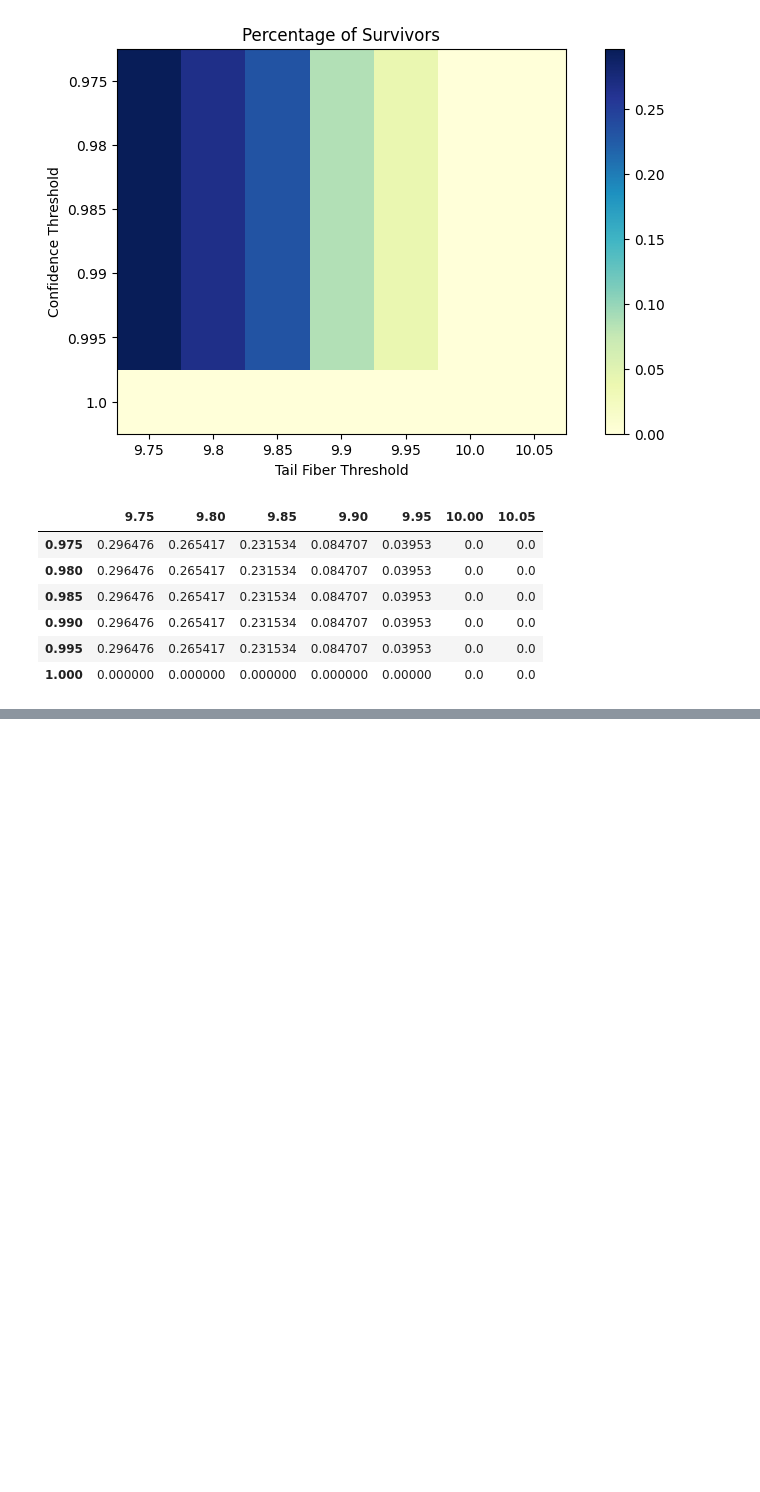
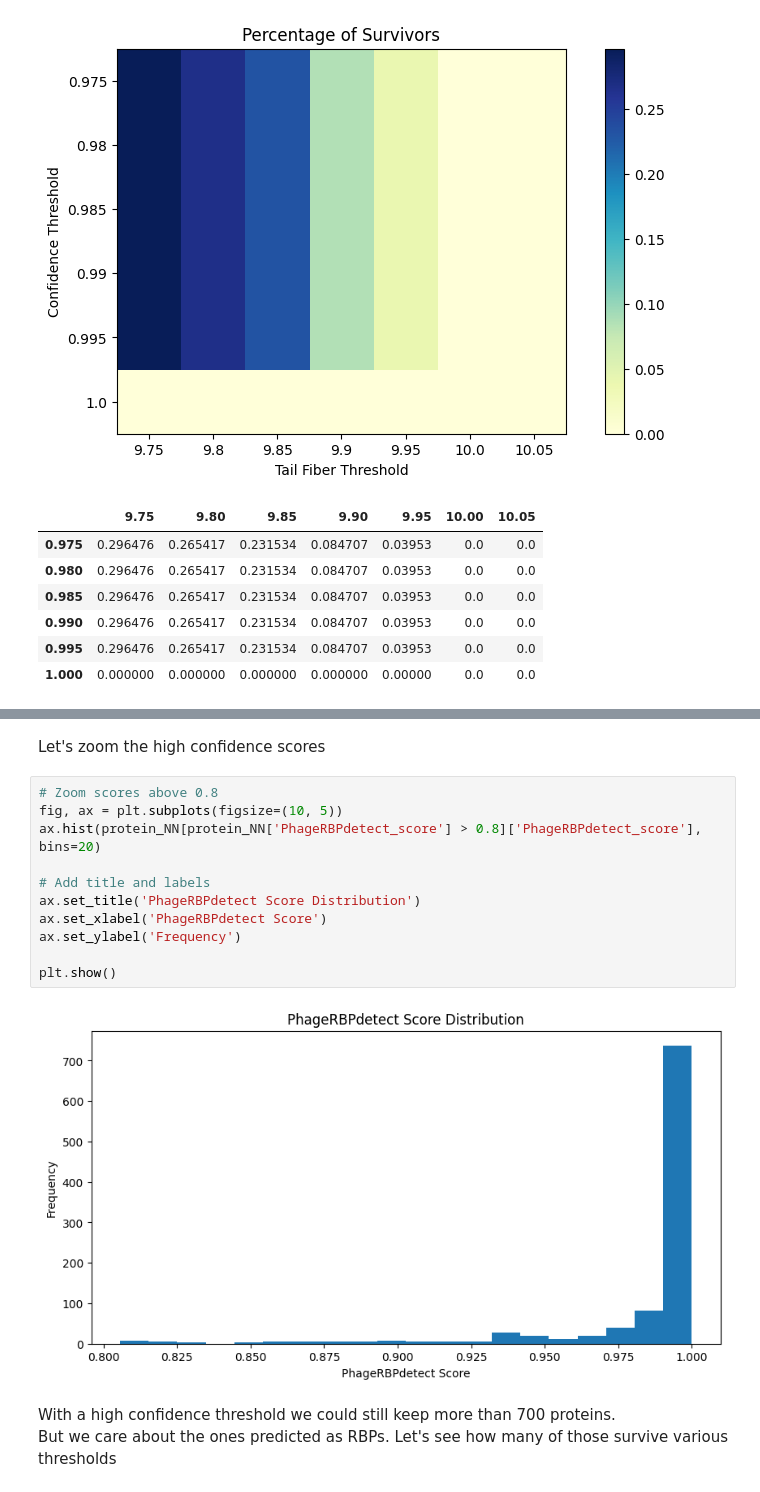
Before and after one commit to Drivahah/Predicting-phage-host-interaction-with-Language-Models, a Jupyter notebook: notebooks/02_transform_data.ipynb, the cells around one changed output, grey strips where cells are left out. Drawn from its saved outputs; the diff is of its cells as text; blank space fills up the shorter version.

```diff
--- a/notebooks/02_transform_data.ipynb
+++ b/notebooks/02_transform_data.ipynb
@@ -245,0 +275,18 @@ Survivor proteins: 82 (0.23 %)
+# %% [markdown]
+Let's zoom the high confidence scores
+# %%
+# Zoom scores above 0.8
+fig, ax = plt.subplots(figsize=(10, 5))
+ax.hist(protein_NN[protein_NN['PhageRBPdetect_score'] > 0.8]['PhageRBPdetect_score'], bins=20)
+
+# Add title and labels
+ax.set_title('PhageRBPdetect Score Distribution')
+ax.set_xlabel('PhageRBPdetect Score')
+ax.set_ylabel('Frequency')
+
+plt.show()
+# %% [output]
+[figure, added]
+# %% [markdown]
+With a high confidence threshold we could still keep more than 700 proteins. \
+But we care about the ones predicted as RBPs. Let's see how many of those survive various thresholds
```
Also changed, not shown: parts of 8 cells of this notebook, 1 other file.
